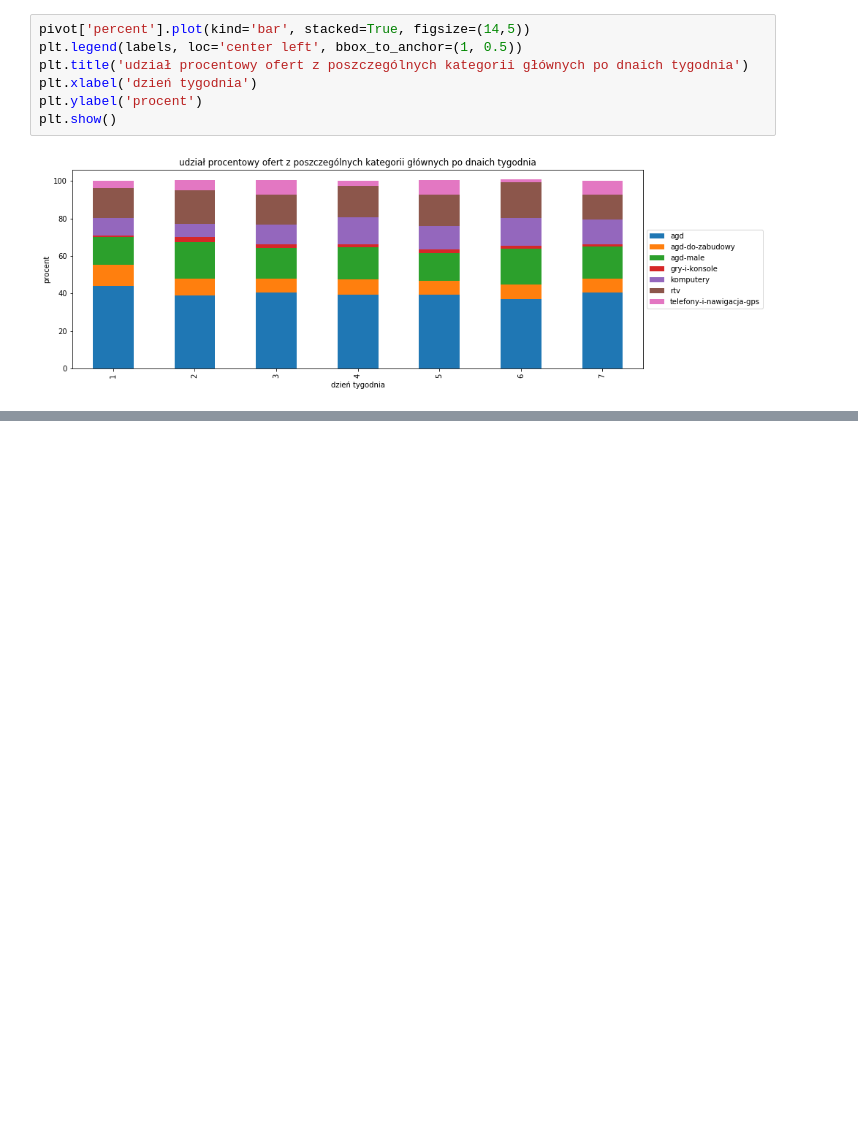
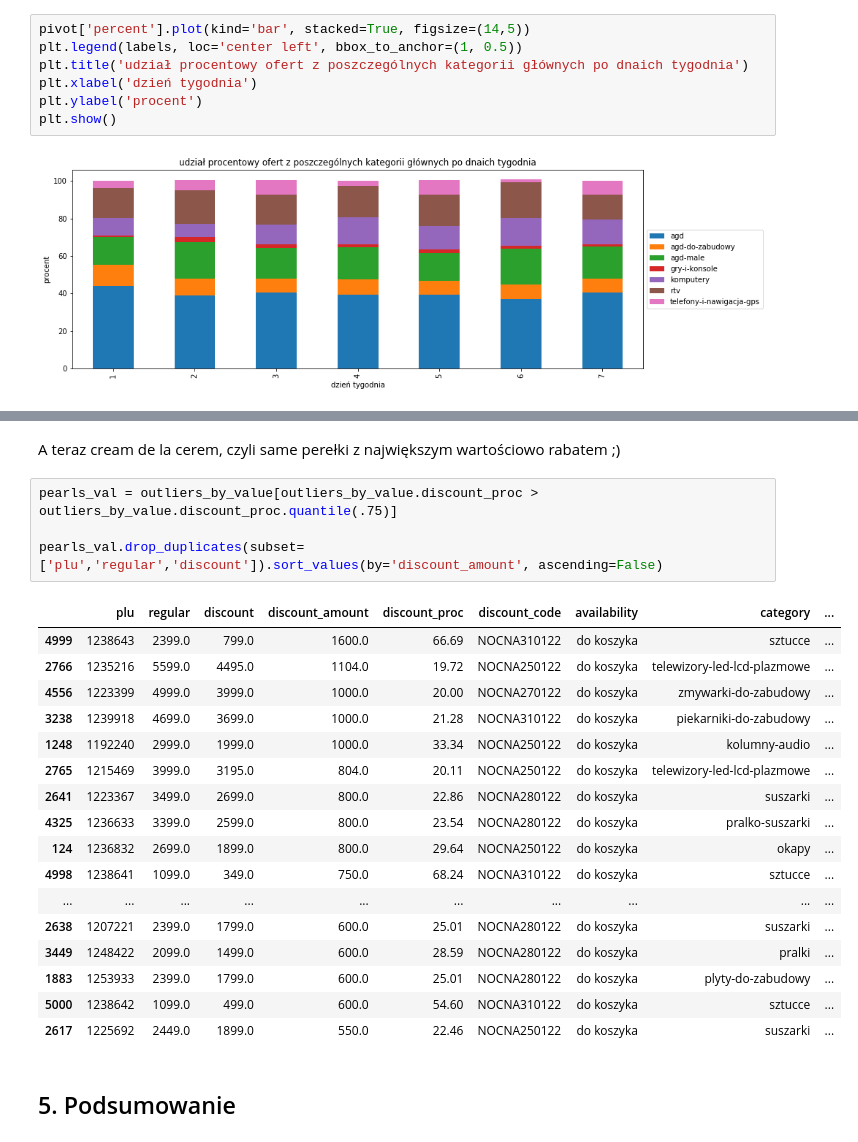
Before and after one commit to grzegorzpokorski/nocna-promocja-euro.com.pl, a Jupyter notebook: data_analysis.ipynb, the cells around one changed output, grey strips where cells are left out. Drawn from its saved outputs; the diff is of its cells as text; blank space fills up the shorter version.

```diff
--- a/data_analysis.ipynb
+++ b/data_analysis.ipynb
@@ -625,0 +702,27 @@ W najlepszych ofertach najczęściej można było liczyć na rabat w wysokości
+# %% [markdown]
+<p>A teraz cream de la cerem, czyli same perełki z największym wartościowo rabatem ;)
+    </p>
+# %%
+pearls_val = outliers_by_value[outliers_by_value.discount_proc > outliers_by_value.discount_proc.quantile(.75)]
+
+pearls_val.drop_duplicates(subset=['plu','regular','discount']).sort_values(by='discount_amount', ascending=False)
+# %% [output]
+|  | plu | regular | discount | discount_amount | discount_proc | discount_code | availability | category | ... |
+| 4999 | 1238643 | 2399.0 | 799.0 | 1600.0 | 66.69 | NOCNA310122 | do koszyka | sztucce | ... |
+| 2766 | 1235216 | 5599.0 | 4495.0 | 1104.0 | 19.72 | NOCNA250122 | do koszyka | telewizory-led-lcd-plazmowe | ... |
+| 4556 | 1223399 | 4999.0 | 3999.0 | 1000.0 | 20.00 | NOCNA270122 | do koszyka | zmywarki-do-zabudowy | ... |
+| 3238 | 1239918 | 4699.0 | 3699.0 | 1000.0 | 21.28 | NOCNA310122 | do koszyka | piekarniki-do-zabudowy | ... |
+| 1248 | 1192240 | 2999.0 | 1999.0 | 1000.0 | 33.34 | NOCNA250122 | do koszyka | kolumny-audio | ... |
+| 2765 | 1215469 | 3999.0 | 3195.0 | 804.0 | 20.11 | NOCNA250122 | do koszyka | telewizory-led-lcd-plazmowe | ... |
+| 2641 | 1223367 | 3499.0 | 2699.0 | 800.0 | 22.86 | NOCNA280122 | do koszyka | suszarki | ... |
+| 4325 | 1236633 | 3399.0 | 2599.0 | 800.0 | 23.54 | NOCNA280122 | do koszyka | pralko-suszarki | ... |
+| 124 | 1236832 | 2699.0 | 1899.0 | 800.0 | 29.64 | NOCNA250122 | do koszyka | okapy | ... |
+| 4998 | 1238641 | 1099.0 | 349.0 | 750.0 | 68.24 | NOCNA310122 | do koszyka | sztucce | ... |
+| ... | ... | ... | ... | ... | ... | ... | ... | ... | ... |
+| 2638 | 1207221 | 2399.0 | 1799.0 | 600.0 | 25.01 | NOCNA280122 | do koszyka | suszarki | ... |
+| 3449 | 1248422 | 2099.0 | 1499.0 | 600.0 | 28.59 | NOCNA280122 | do koszyka | pralki | ... |
+| 1883 | 1253933 | 2399.0 | 1799.0 | 600.0 | 25.01 | NOCNA280122 | do koszyka | plyty-do-zabudowy | ... |
+| 5000 | 1238642 | 1099.0 | 499.0 | 600.0 | 54.60 | NOCNA310122 | do koszyka | sztucce | ... |
+| 2617 | 1225692 | 2449.0 | 1899.0 | 550.0 | 22.46 | NOCNA250122 | do koszyka | suszarki | ... |
+# %% [markdown]
+## 5. Podsumowanie
```
Also changed, not shown: parts of 68 cells of this notebook.
